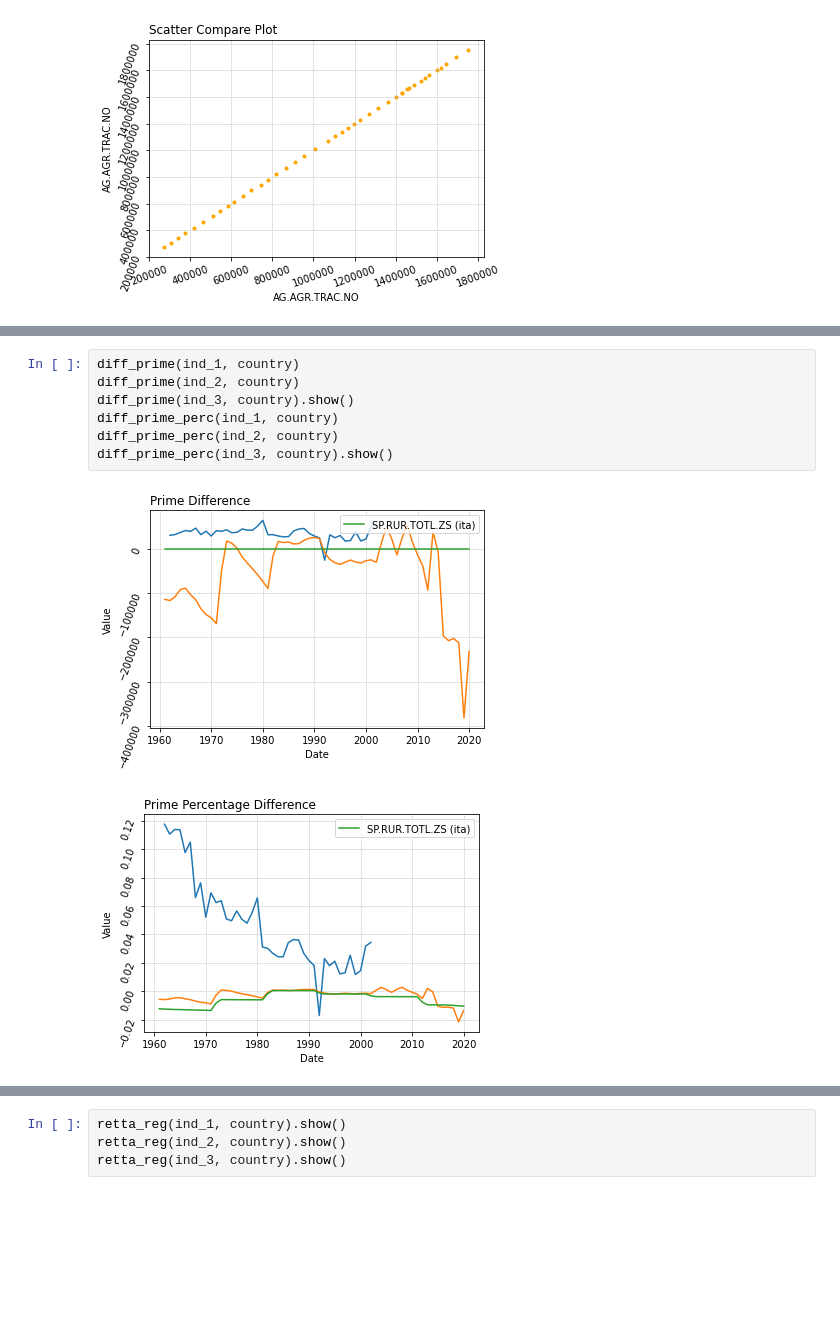
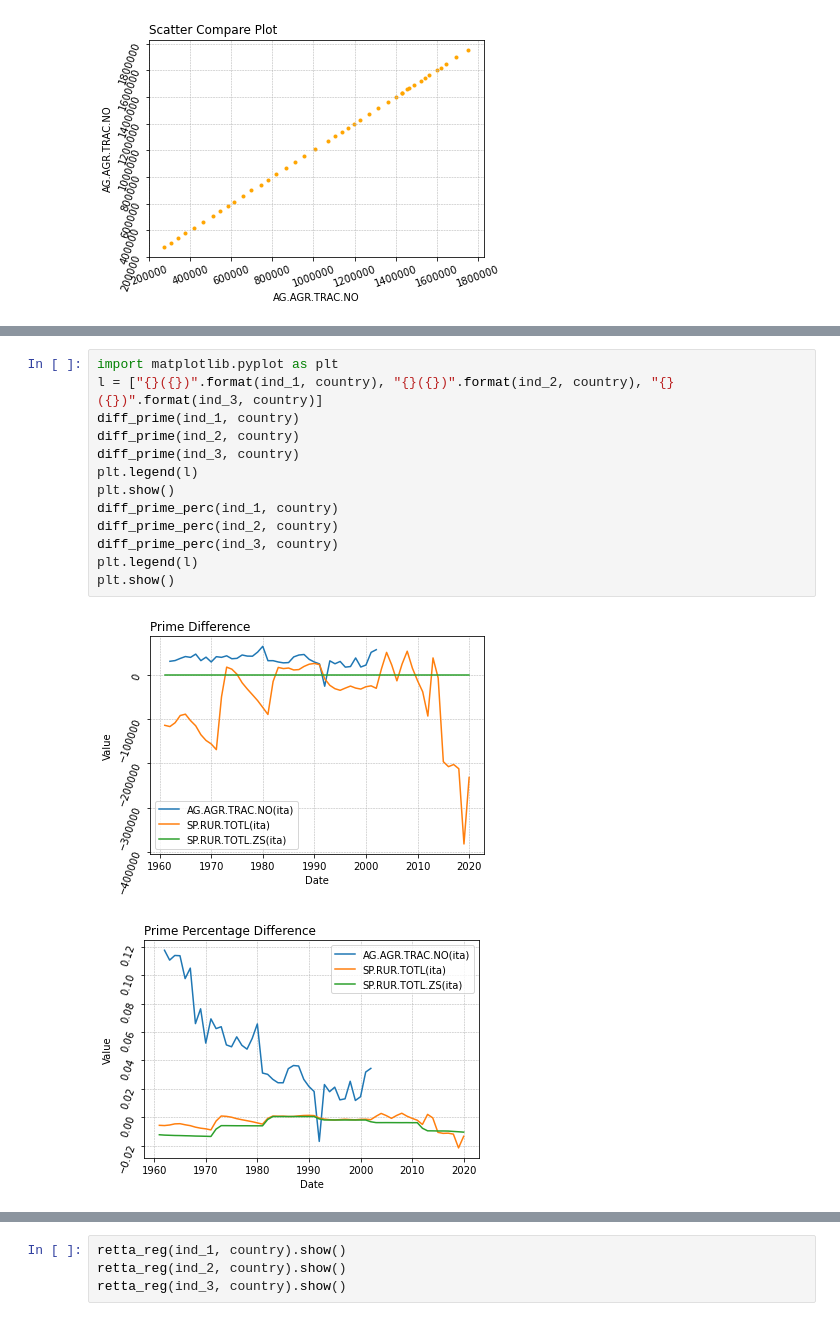
Before and after one commit to ElisaVerza/CPSProject, a Jupyter notebook: Relazione_CaseStudy.ipynb, the cells around one changed output, grey strips where cells are left out. Cells and saved outputs as stored; diff of their text form; blank space fills up the shorter version.

```diff
--- a/Relazione_CaseStudy.ipynb
+++ b/Relazione_CaseStudy.ipynb
@@ -85,13 +96,19 @@ I metodi 'diff_prime' e 'diff_prime_perc' permettono di graficare le differenze
 # %%
+import matplotlib.pyplot as plt
+l = ["{}({})".format(ind_1, country), "{}({})".format(ind_2, country), "{}({})".format(ind_3, country)]
 diff_prime(ind_1, country)
 diff_prime(ind_2, country)
-diff_prime(ind_3, country).show()
+diff_prime(ind_3, country)
+plt.legend(l)
+plt.show()
 diff_prime_perc(ind_1, country)
 diff_prime_perc(ind_2, country)
-diff_prime_perc(ind_3, country).show()
+diff_prime_perc(ind_3, country)
+plt.legend(l)
+plt.show()
 # %% [output]
-[figure, old version]
+[figure, new version]
-[figure, old version]
+[figure, new version]
 # %% [markdown]
 # Rette di regressione
 
```
Also changed, not shown: parts of 5 cells of this notebook, 8 other files.
